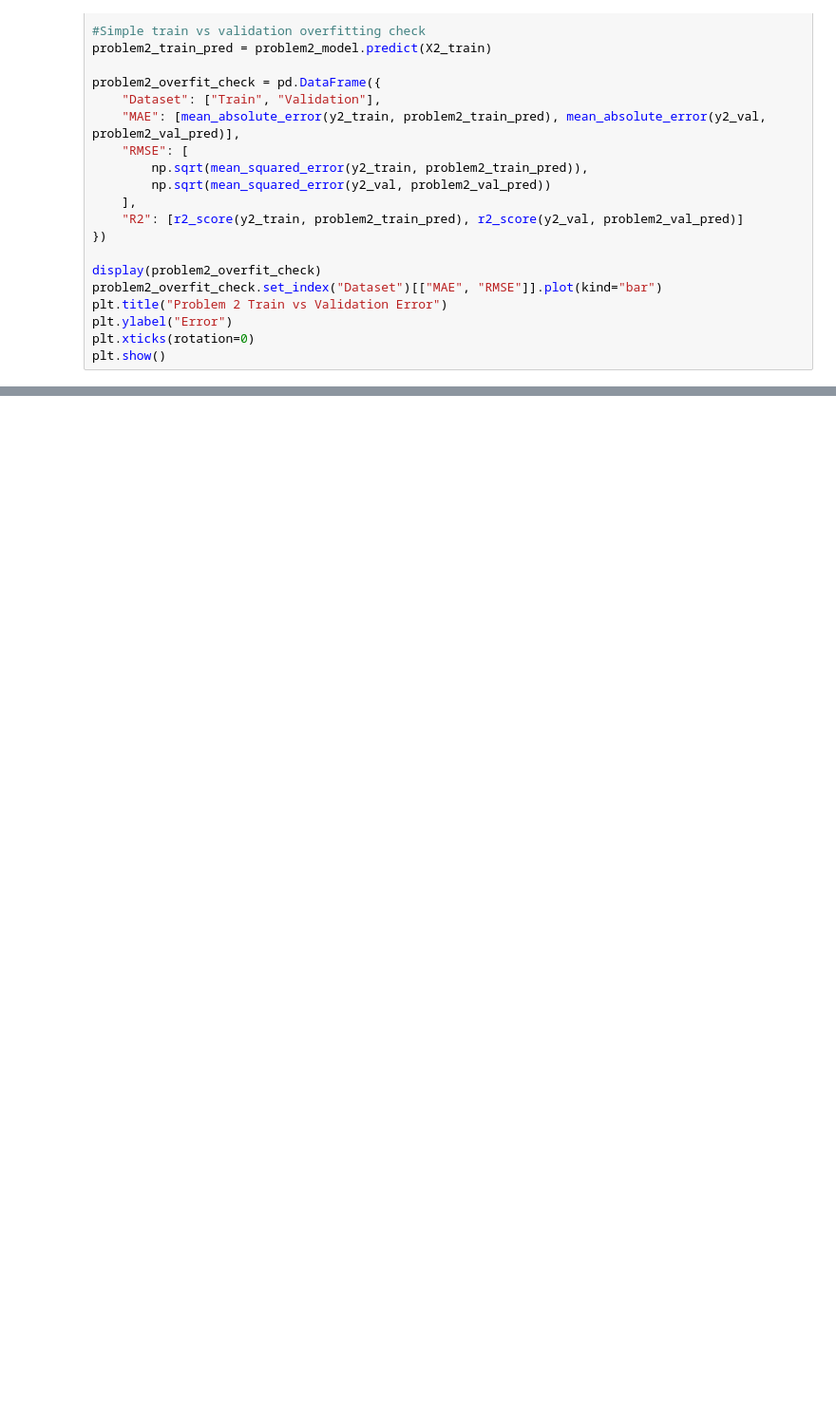
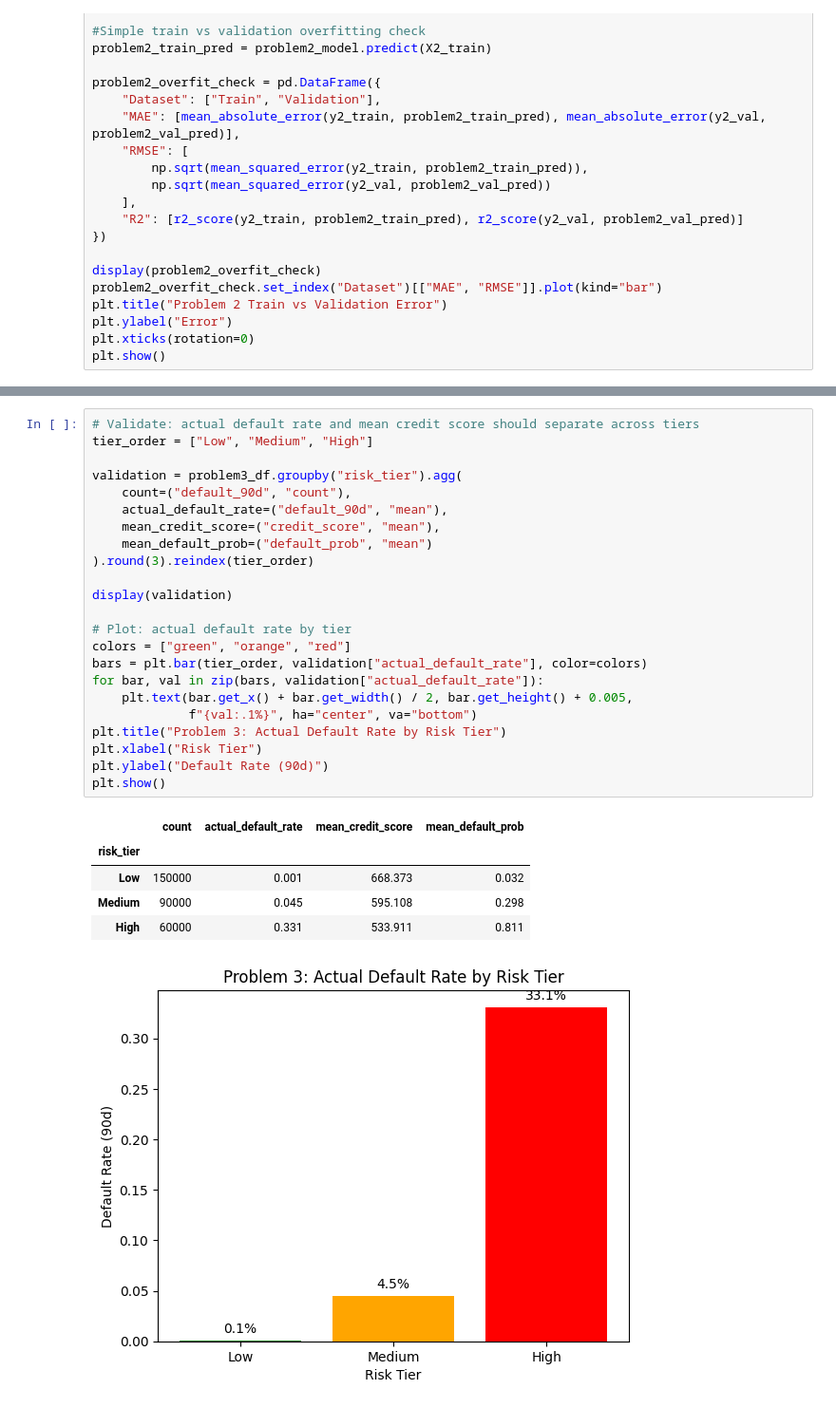
Before and after one commit to CS133-DataVisualization/term-project-dgim, a Jupyter notebook: BNPL_ML_Implementation.ipynb, the cells around one changed output, grey strips where cells are left out. Shown at 95% size. Cells and saved outputs as stored; diff of their text form; blank space fills up the shorter version.

```diff
--- a/BNPL_ML_Implementation.ipynb
+++ b/BNPL_ML_Implementation.ipynb
@@ -458,0 +751,30 @@ plt.show()
+# %%
+# Validate: actual default rate and mean credit score should separate across tiers
+tier_order = ["Low", "Medium", "High"]
+
+validation = problem3_df.groupby("risk_tier").agg(
+    count=("default_90d", "count"),
+    actual_default_rate=("default_90d", "mean"),
+    mean_credit_score=("credit_score", "mean"),
+    mean_default_prob=("default_prob", "mean")
+).round(3).reindex(tier_order)
+
+display(validation)
+
+# Plot: actual default rate by tier
+colors = ["green", "orange", "red"]
+bars = plt.bar(tier_order, validation["actual_default_rate"], color=colors)
+for bar, val in zip(bars, validation["actual_default_rate"]):
+    plt.text(bar.get_x() + bar.get_width() / 2, bar.get_height() + 0.005,
+             f"{val:.1%}", ha="center", va="bottom")
+plt.title("Problem 3: Actual Default Rate by Risk Tier")
+plt.xlabel("Risk Tier")
+plt.ylabel("Default Rate (90d)")
+plt.show()
+# %% [output]
+|  | count | actual_default_rate | mean_credit_score | mean_default_prob |
+| risk_tier |  |  |  |  |
+| Low | 150000 | 0.001 | 668.373 | 0.032 |
+| Medium | 90000 | 0.045 | 595.108 | 0.298 |
+| High | 60000 | 0.331 | 533.911 | 0.811 |
+[figure, added]
```
Also changed, not shown: parts of 18 cells of this notebook.
